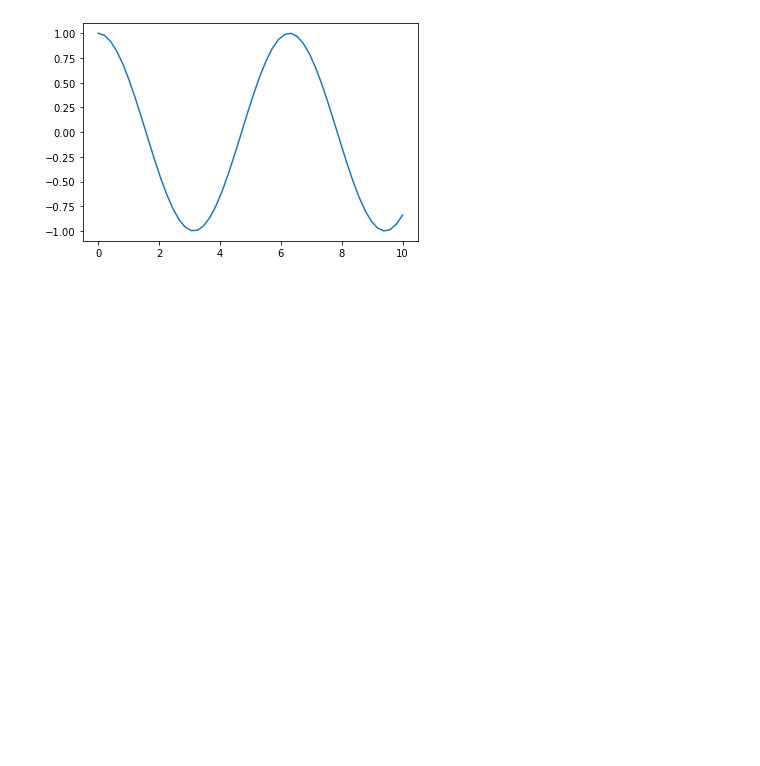
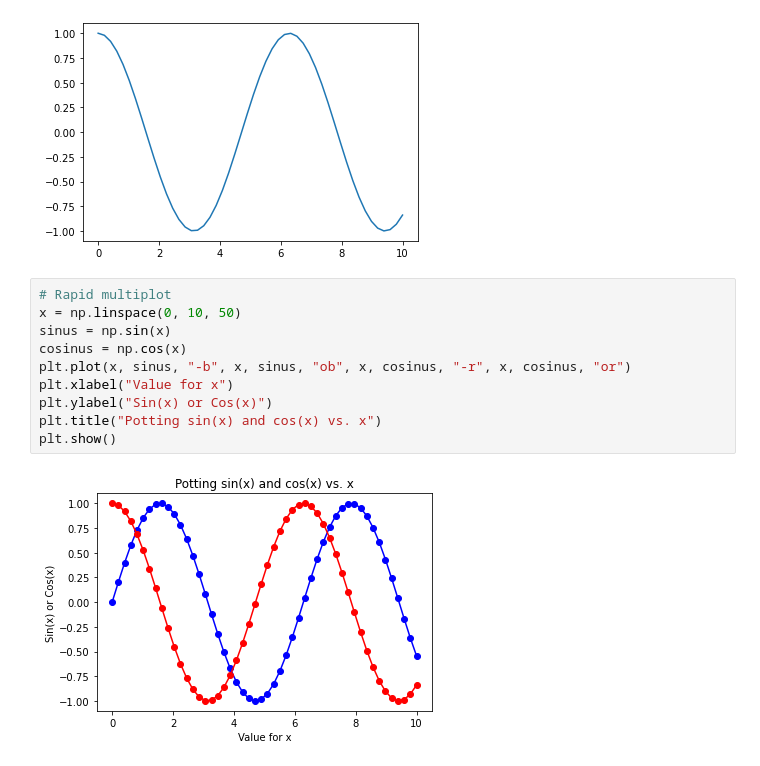
Before and after one commit to toarnabtrainer/AEC_ML_Batch-1, a Jupyter notebook: Data Visualization.ipynb, the cells around one changed output. Cells and saved outputs as stored; diff of their text form; blank space fills up the shorter version.

Commit message:
Day-4: Data Visualization

```diff
--- a/Data Visualization.ipynb
+++ b/Data Visualization.ipynb
@@ -48,3 +48,15 @@ plt.plot(x, cosinus, "-")
 plt.show()
 # %% [output]
 [figure]
+# %%
+# Rapid multiplot
+x = np.linspace(0, 10, 50)
+sinus = np.sin(x)
+cosinus = np.cos(x)
+plt.plot(x, sinus, "-b", x, sinus, "ob", x, cosinus, "-r", x, cosinus, "or")
+plt.xlabel("Value for x")
+plt.ylabel("Sin(x) or Cos(x)")
+plt.title("Potting sin(x) and cos(x) vs. x")
+plt.show()
+# %% [output]
+[figure, added]
```
Also changed, not shown: parts of 6 cells of this notebook.
